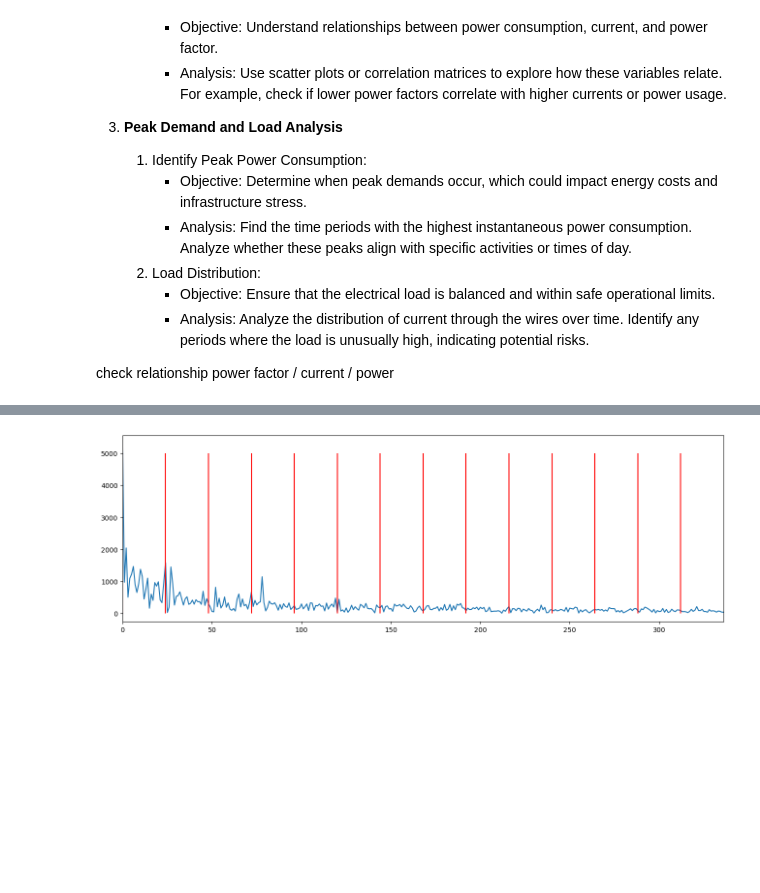
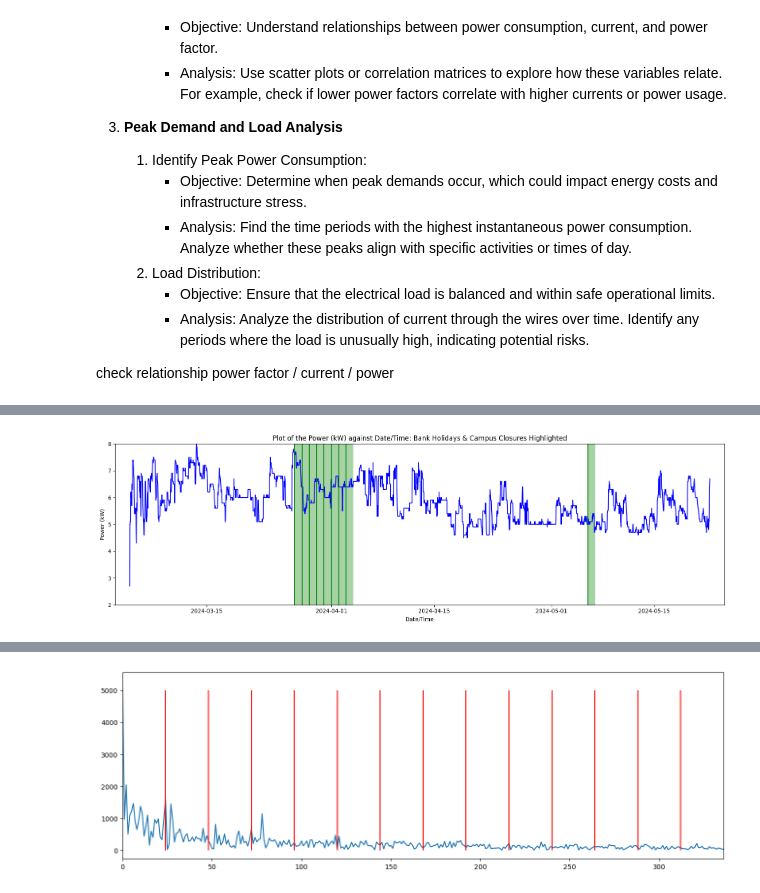
Before and after one commit to ogahector/power_analysis_eeedept, a Jupyter notebook: src/main.ipynb, the cells around one changed output, grey strips where cells are left out. Cells and saved outputs as stored; diff of their text form; code cells hidden in the pictures; blank space fills up the shorter version.

```diff
--- a/src/main.ipynb
+++ b/src/main.ipynb
@@ -95,0 +109,26 @@ plt.show()
+# %%
+# bank holidays + campus closure
+bank_holidays = pd.to_datetime(["27/03/2024", "28/03/2024", "29/03/2024", "30/03/2024", "31/03/2024", "01/04/2024", "02/04/2024", "03/04/2024",
+                 "06/05/2024", "27/05/2024", "26/08/2024"], format='%d/%m/%Y')
+
+# initialize figure
+plt.figure(figsize=(16, 5))
+
+header = "Power (kW)"
+vertical_limits = (2, 8)
+
+plt.plot(dl1["Date/Time"], dl1[header], color='b')
+plt.vlines(bank_holidays, ymin=vertical_limits[0], ymax=vertical_limits[1], colors='g')
+plt.fill_between(dl1["Date/Time"], vertical_limits[0], vertical_limits[1], step='post',
+                 where=[time.normalize() in bank_holidays for time in dl1["Date/Time"]],
+                 facecolor='g', alpha=0.35)
+plt.ylim(vertical_limits)
+plt.xlim(dl1["Date/Time"].iloc[0] - pd.Timedelta(days=2), dl1["Date/Time"].iloc[-1] + pd.Timedelta(days=2))
+plt.xlabel("Date/Time")
+plt.ylabel(header)
+plt.title("Plot of the " + header + " against Date/Time: Bank Holidays & Campus Closures Highlighted")
+
+plt.tight_layout()
+plt.show()
+# %% [output]
+[figure, added]
```
Also changed, not shown: parts of 15 cells of this notebook, 1 other file.
